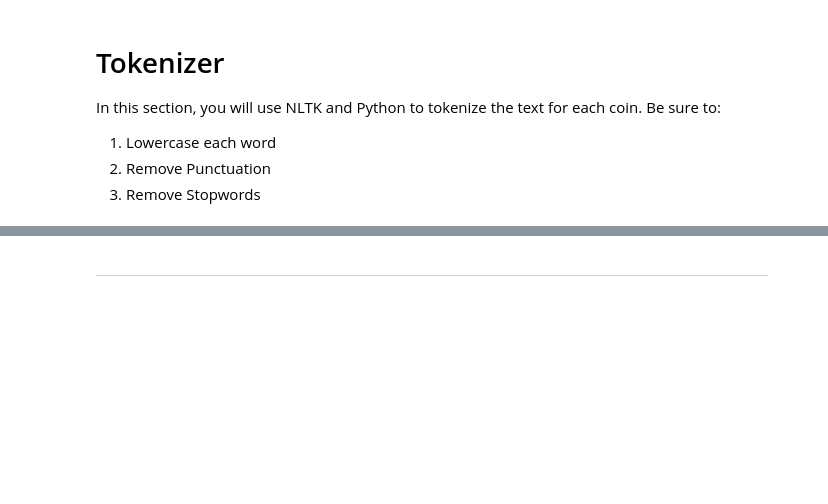
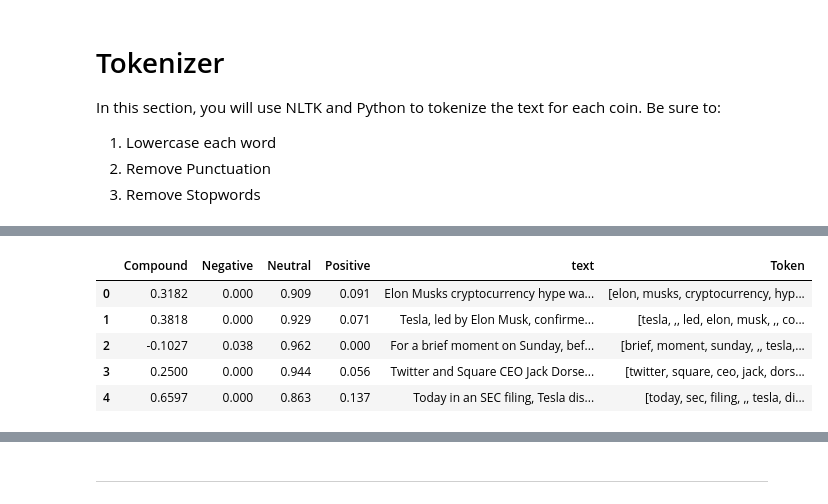
Before and after one commit to matthouk/UWFT-nlp, a Jupyter notebook: Starter_Code/crypto_sentiment.ipynb, the cells around one changed output, grey strips where cells are left out. Cells and saved outputs as stored; diff of their text form; code cells hidden in the pictures; blank space fills up the shorter version.

```diff
--- a/Starter_Code/crypto_sentiment.ipynb
+++ b/Starter_Code/crypto_sentiment.ipynb
@@ -228,0 +248,44 @@ def tokenizer(text):
+# %%
+# Create a new tokens column for bitcoin
+bitc_sentiments = []
+
+for article in bitnews["articles"]:
+    try:
+        text = article["content"]
+        date = article["publishedAt"][:10]
+        sentiment = analyzer.polarity_scores(text)
+        compound = sentiment["compound"]
+        pos = sentiment["pos"]
+        neu = sentiment["neu"]
+        neg = sentiment["neg"]
+        token = tokenizer(text)
+
+        bitc_sentiments.append({
+            "text": text,
+            "date": date,
+            "Compound": compound,
+            "Positive": pos,
+            "Negative": neg,
+            "Neutral": neu,
+            "Token": token
+
+        })
+
+    except AttributeError:
+        pass
+
+# Create DataFrame
+bitnews_df = pd.DataFrame(bitc_sentiments)
+
+# Reorder DataFrame columns
+cols = ["Compound", "Negative", "Neutral", "Positive", "text", "Token"]
+bitnews_df = bitnews_df[cols]
+
+bitnews_df.head()
+# %% [output]
+|  | Compound | Negative | Neutral | Positive | text | Token |
+| 0 | 0.3182 | 0.000 | 0.909 | 0.091 | Elon Musks cryptocurrency hype wa... | [elon, musks, cryptocurrency, hyp... |
+| 1 | 0.3818 | 0.000 | 0.929 | 0.071 | Tesla, led by Elon Musk, confirme... | [tesla, ,, led, elon, musk, ,, co... |
+| 2 | -0.1027 | 0.038 | 0.962 | 0.000 | For a brief moment on Sunday, bef... | [brief, moment, sunday, ,, tesla,... |
+| 3 | 0.2500 | 0.000 | 0.944 | 0.056 | Twitter and Square CEO Jack Dorse... | [twitter, square, ceo, jack, dors... |
+| 4 | 0.6597 | 0.000 | 0.863 | 0.137 | Today in an SEC filing, Tesla dis... | [today, sec, filing, ,, tesla, di... |
```
Also changed, not shown: parts of 16 cells of this notebook.
